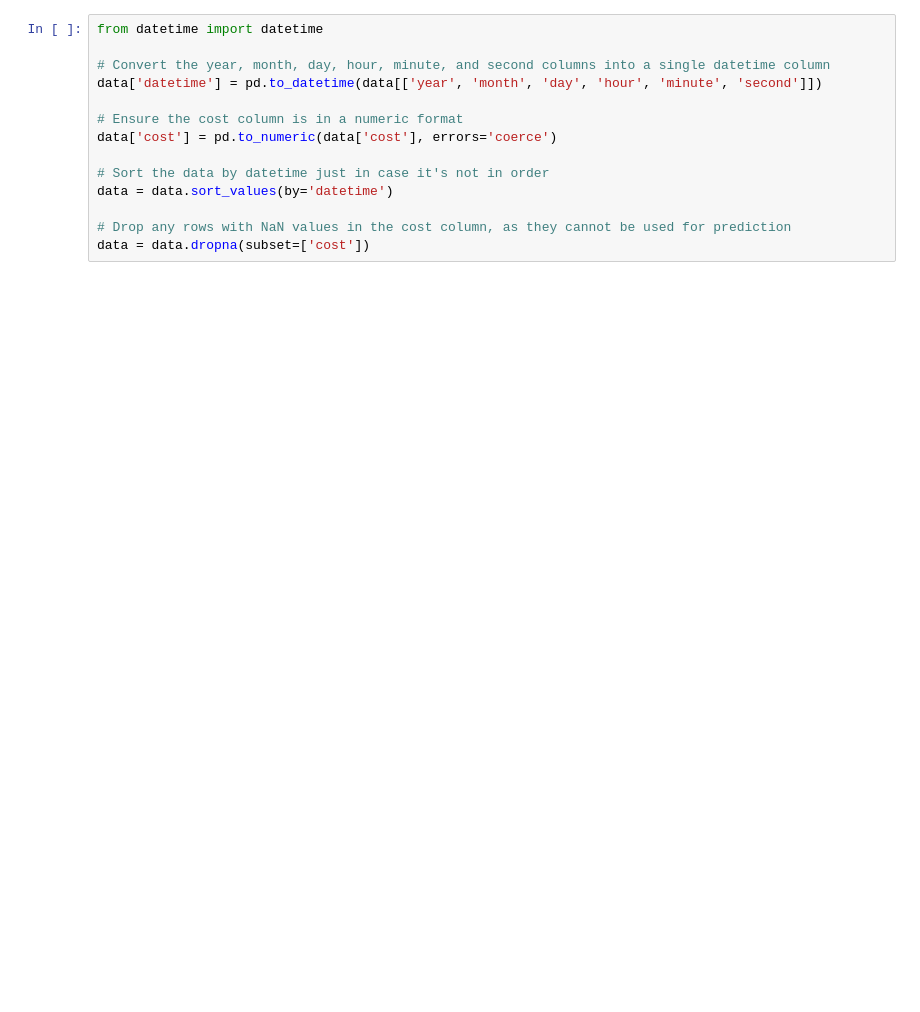
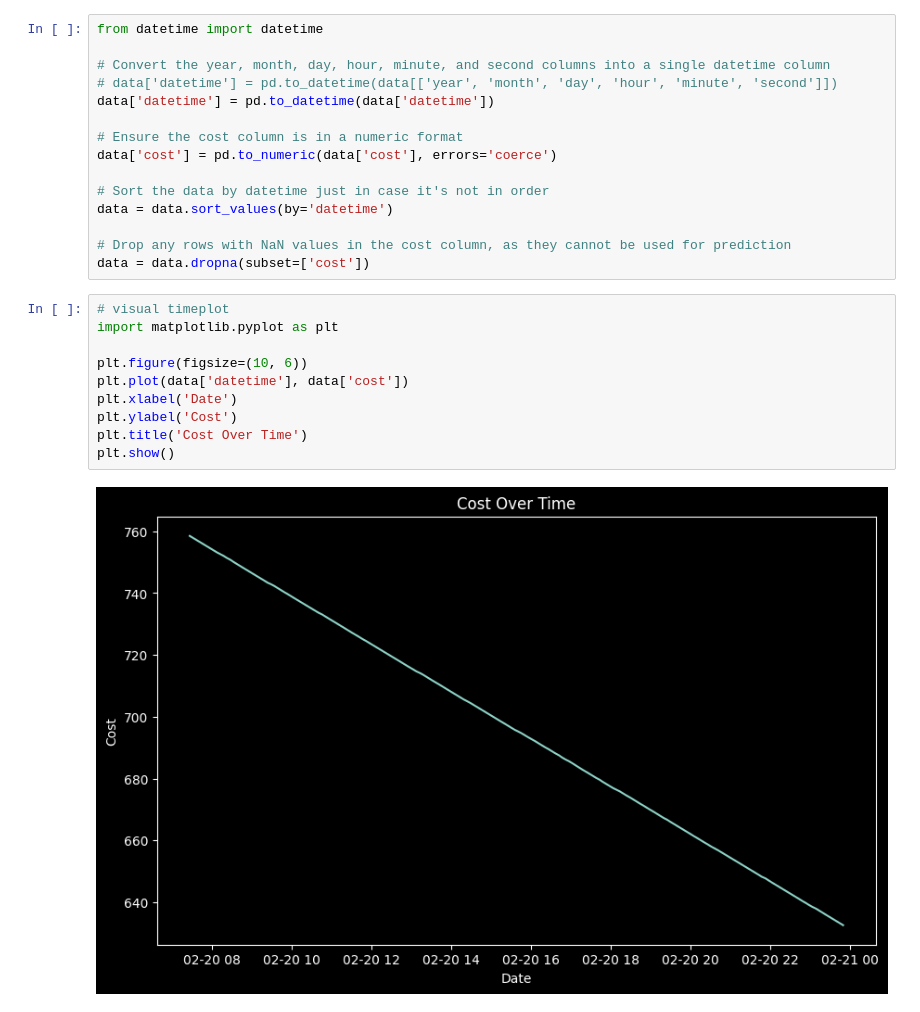
Before and after one commit to LVH-Tony/subnet_cost, a Jupyter notebook: subnet_cost_forecast.ipynb, the cells around one changed output. Saved outputs shown, nothing was run; the diff lists cells and outputs as text; blank space fills up the shorter version.

```diff
--- a/subnet_cost_forecast.ipynb
+++ b/subnet_cost_forecast.ipynb
@@ -25,7 +46,8 @@ please provide us feedback at https://github.com/pandas-dev/pandas/issues/54466
 from datetime import datetime
 
 # Convert the year, month, day, hour, minute, and second columns into a single datetime column
-data['datetime'] = pd.to_datetime(data[['year', 'month', 'day', 'hour', 'minute', 'second']])
+# data['datetime'] = pd.to_datetime(data[['year', 'month', 'day', 'hour', 'minute', 'second']])
+data['datetime'] = pd.to_datetime(data['datetime'])
 
 # Ensure the cost column is in a numeric format
 data['cost'] = pd.to_numeric(data['cost'], errors='coerce')
@@ -35,6 +57,18 @@ data = data.sort_values(by='datetime')
 
 # Drop any rows with NaN values in the cost column, as they cannot be used for prediction
 data = data.dropna(subset=['cost'])
+# %%
+# visual timeplot
+import matplotlib.pyplot as plt
+
+plt.figure(figsize=(10, 6))
+plt.plot(data['datetime'], data['cost'])
+plt.xlabel('Date')
+plt.ylabel('Cost')
+plt.title('Cost Over Time')
+plt.show()
+# %% [output]
+[figure, added]
 # %%
 from sklearn.linear_model import LinearRegression
 import numpy as np
```
Also changed, not shown: parts of 4 cells of this notebook, 2 other files.
